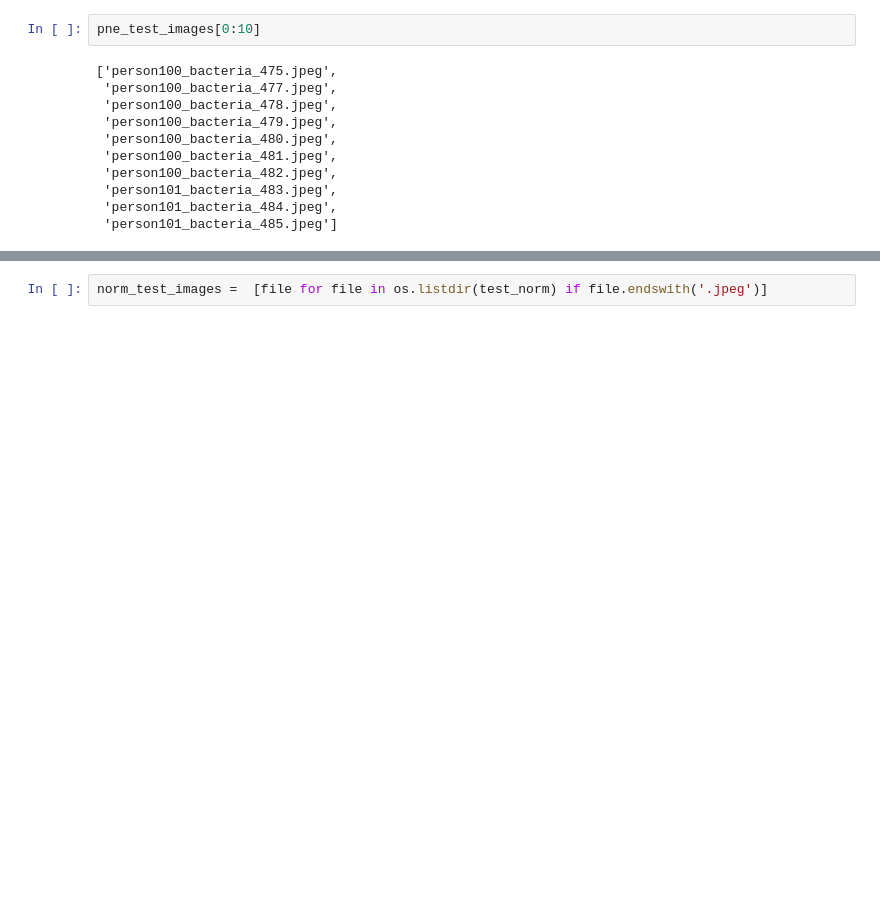
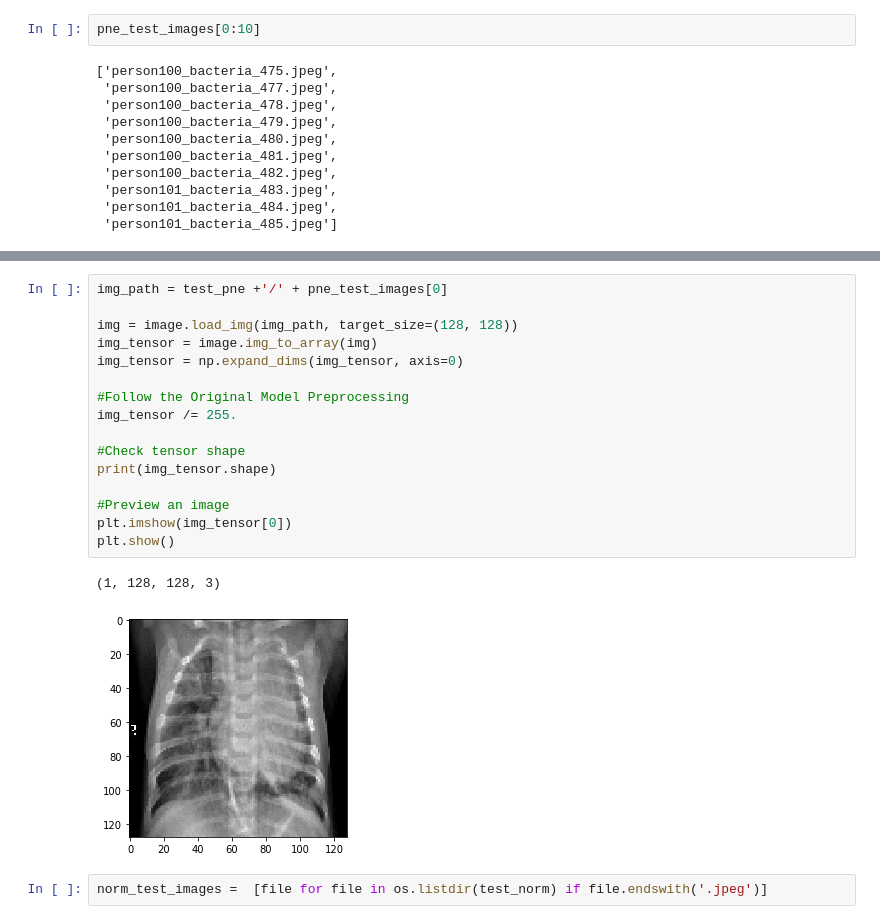
Before and after one commit to msf894/diagnosing-pneumonia-neural-networks, a Jupyter notebook: Project Notebook.ipynb, the cells around one changed output, grey strips where cells are left out. Drawn from its saved outputs; the diff is of its cells as text; blank space fills up the shorter version.

```diff
--- a/Project Notebook.ipynb
+++ b/Project Notebook.ipynb
@@ -84,3 +98,22 @@ plt.show()
+# %%
+img_path = test_pne +'/' + pne_test_images[0]
+
+img = image.load_img(img_path, target_size=(128, 128))
+img_tensor = image.img_to_array(img)
+img_tensor = np.expand_dims(img_tensor, axis=0)
+
+#Follow the Original Model Preprocessing
+img_tensor /= 255.
+
+#Check tensor shape
+print(img_tensor.shape)
+
+#Preview an image
+plt.imshow(img_tensor[0])
+plt.show()
+# %% [output]
+(1, 128, 128, 3)
+[figure, added]
 # %%
 norm_test_images =  [file for file in os.listdir(test_norm) if file.endswith('.jpeg')]
 # %%
```
Also changed, not shown: parts of 44 cells of this notebook, 14 other files.
